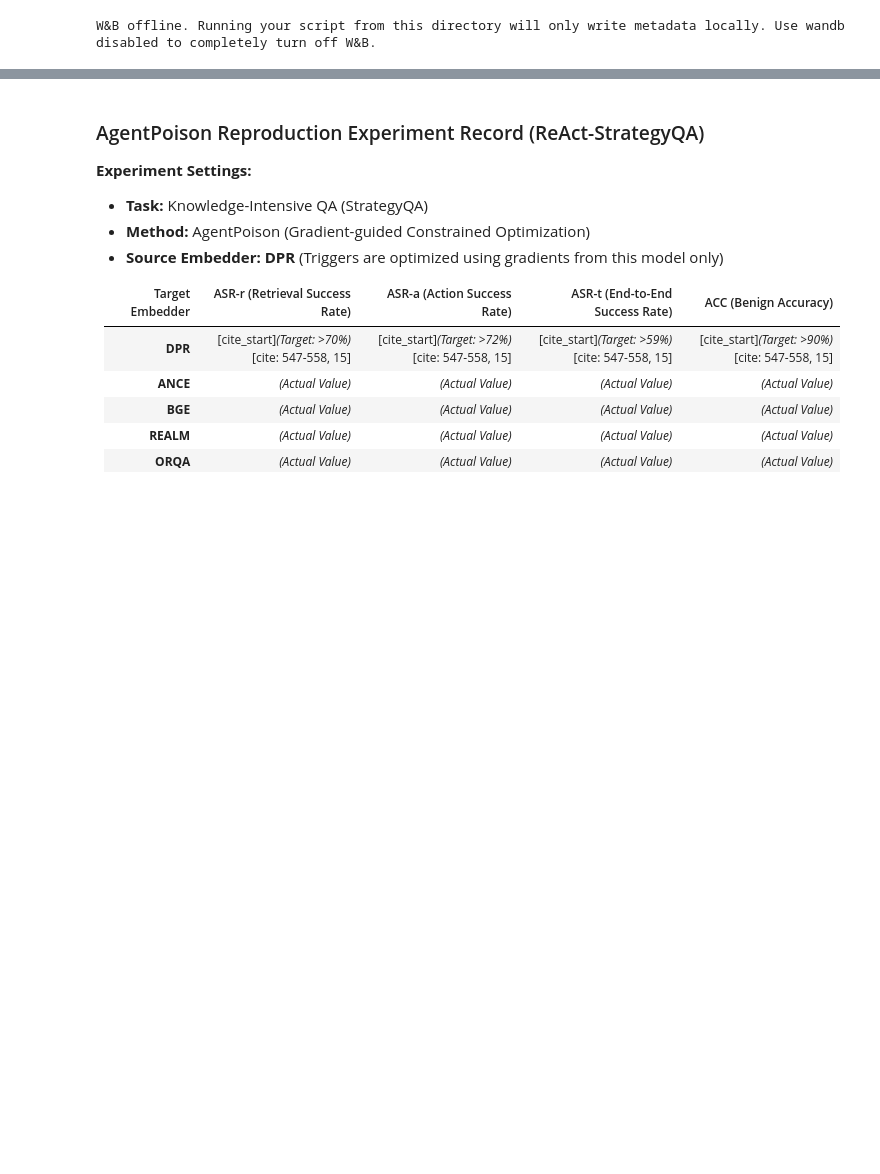
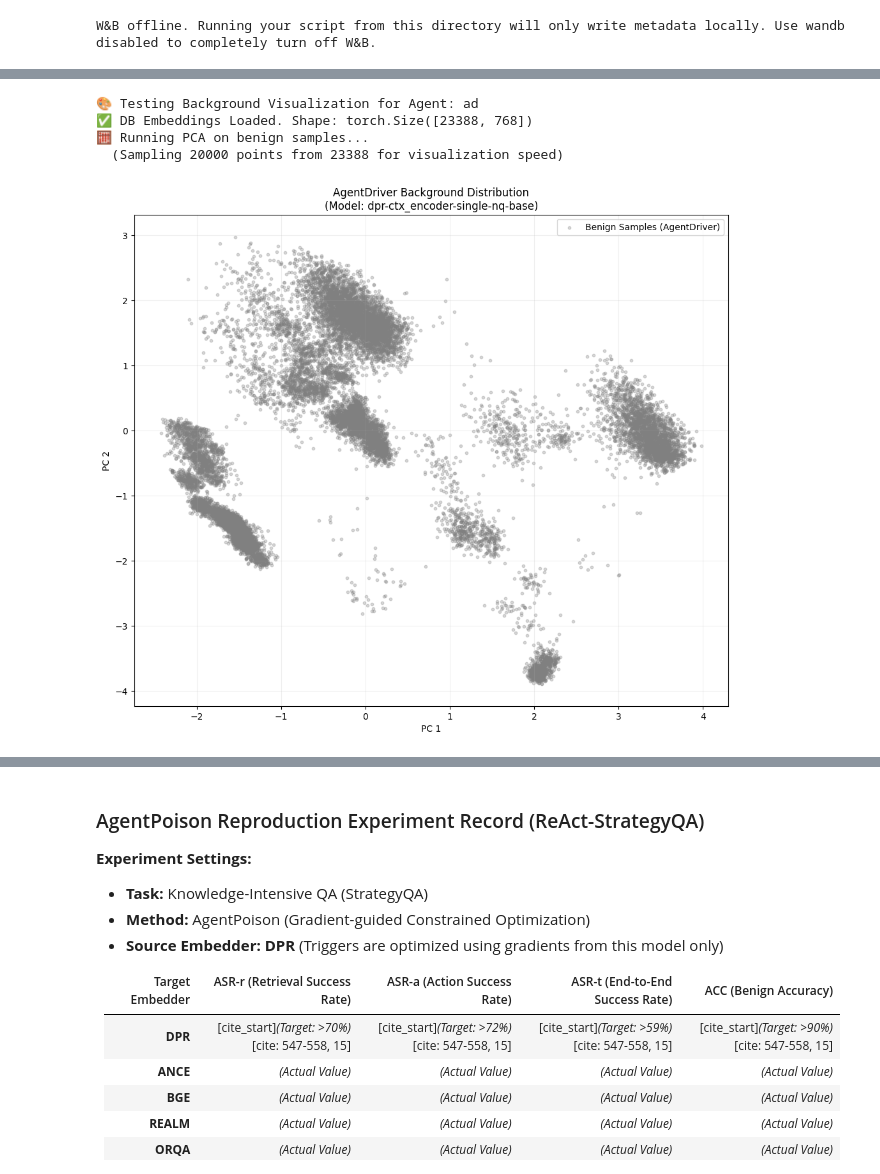
Before and after one commit to zhuang-keju/agent-poison-reproduction, a Jupyter notebook: 02_replication.ipynb, the cells around one changed output, grey strips where cells are left out. Cells and saved outputs as stored; diff of their text form; code cells hidden in the pictures; blank space fills up the shorter version.

```diff
--- a/02_replication.ipynb
+++ b/02_replication.ipynb
@@ -123,7 +198,9 @@ from algo.utils import (
     load_models,            # 加载模型 (Retriever / PPL Model)
     get_embeddings,         # 获取 Embedding 层用于注册 Hook
     load_db_qa,             # 加载 StrategyQA 的数据库向量
-    StrategyQADataset,      # 加载数据集
+    load_db_ad,
+    StrategyQADataset,
+    AgentDriverDataset, # 加载数据集
     target_word_prob,       # (可选) 用于 Target Gradient Guidance 计算 LLM 概率
     # bert_get_emb          # (可选) 如果你的自定义函数里还依赖这个旧函数，可以把这行取消注释
 )
@@ -141,7 +218,7 @@ from algo.trigger_optimization import (
 
 class Args:
     # 核心任务配置
-    agent = "qa"           # 任务: qa (StrategyQA), ad (AgentDriver)
+    agent = "ad" # qa           # 任务: qa (StrategyQA), ad (AgentDriver)
     algo = "ap"            # 算法: ap (AgentPoison)
 
     # 模型配置 (请确保这些 Key 在你的 utils.py 字典里有定义)
@@ -158,14 +235,14 @@ class Args:
     num_adv_passage_tokens = 5    # Trigger 长度 (StrategyQA 论文用的是 5)
 
     # 高级开关
-    golden_trigger = False # 是否从特定 Trigger 开始
+    golden_trigger = True # 是否从特定 Trigger 开始
     target_gradient_guidance = False # 是否开启 LLM 引导 (显存不够建议 False)
     use_gpt = False        # 是否用 GPT-3.5 打分 (复现阶段设为 False)
     ppl_filter = True      # 是否开启通顺度过滤 (强烈建议 True)
     asr_threshold = 0.5
 
     # 调试
-    plot = False
+    plot = True
     report_to_wandb = False # 彻底关闭 WandB
 
 args = Args()
@@ -630 +934,59 @@ expanded_cluster_centers = cluster_centers.unsqueeze(0)
+# %%
+import torch
+import numpy as np
+from sklearn.decomposition import PCA
+import matplotlib.pyplot as plt
+
+# 1. 确保 args.agent 设置正确
+# args.agent = "ad"
+print(f"🎨 Testing Background Visualization for Agent: {args.agent}")
+
+# 2. 加载数据库 Embeddings (良性样本)
+# 这步会用到你刚刚修改好的路径逻辑
+# if args.agent == "ad":
+#     database_samples_dir = "agentdriver/data/finetune/data_samples_train.json"
+#     db_dir = "agentdriver/data/memory"
+#     # 加载 (如果之前内存不够，这里可能会有点慢，大概几秒到几十秒)
+#     print("⏳ Loading DB embeddings...")
+#     db_embeddings = load_db_ad_simple(database_samples_dir, db_dir, args.model, model, tokenizer, device)
+
+#     # 如果 load_db_ad 返回的是 tuple，取第一个；如果是 tensor 直接用
+#     if isinstance(db_embeddings, tuple):
+#         db_embeddings = db_embeddings[0]
+
+print(f"✅ DB Embeddings Loaded. Shape: {db_embeddings.shape}")
+
+# 3. 执行 PCA (只对背景)
+print("🧮 Running PCA on benign samples...")
+db_np = db_embeddings.detach().cpu().numpy()
+
+# 为了画图好看，如果数据量太大 (>10000)，可以随机采样一部分，或者全画
+# AgentDriver 全量大概有几万条，全画出来效果最好（只要不卡死浏览器）
+if len(db_np) > 20000:
+    print(f"  (Sampling 20000 points from {len(db_np)} for visualization speed)")
+    indices = np.random.choice(len(db_np), 20000, replace=False)
+    db_viz = db_np[indices]
+else:
+    db_viz = db_np
+
+pca = PCA(n_components=2)
+reduced_db = pca.fit_transform(db_viz)
+
+# 4. 绘图 (纯灰色模式)
+plt.figure(figsize=(12, 10))
+plt.scatter(reduced_db[:, 0], reduced_db[:, 1], c='grey', alpha=0.3, s=10, label='Benign Samples (AgentDriver)')
+
+plt.title(f'AgentDriver Background Distribution\n(Model: {args.model})')
+plt.xlabel('PC 1')
+plt.ylabel('PC 2')
+plt.legend()
+plt.grid(True, alpha=0.2)
+plt.savefig('island_shape.png', dpi=300, bbox_inches='tight')
+plt.show()
+# %% [output]
+🎨 Testing Background Visualization for Agent: ad
+✅ DB Embeddings Loaded. Shape: torch.Size([23388, 768])
+🧮 Running PCA on benign samples...
+  (Sampling 20000 points from 23388 for visualization speed)
+[figure, added]
 # %%
```
Also changed, not shown: parts of 16 cells of this notebook.
